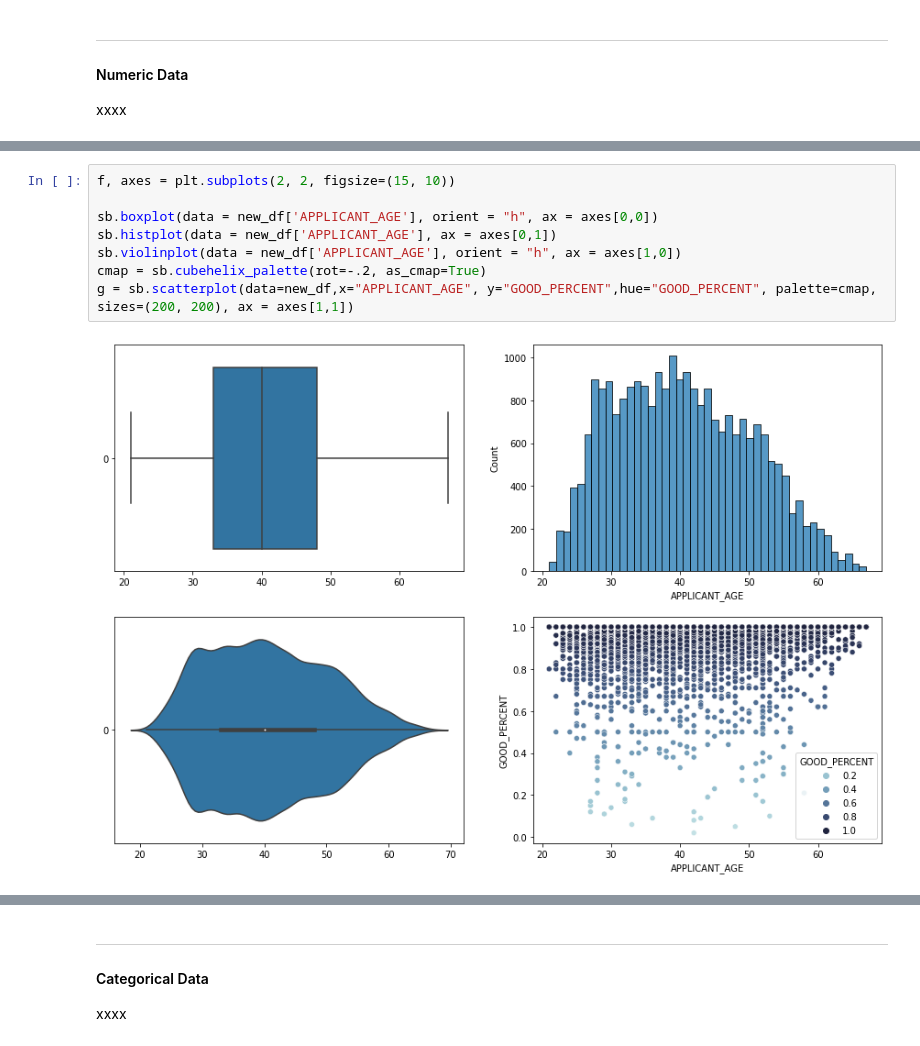
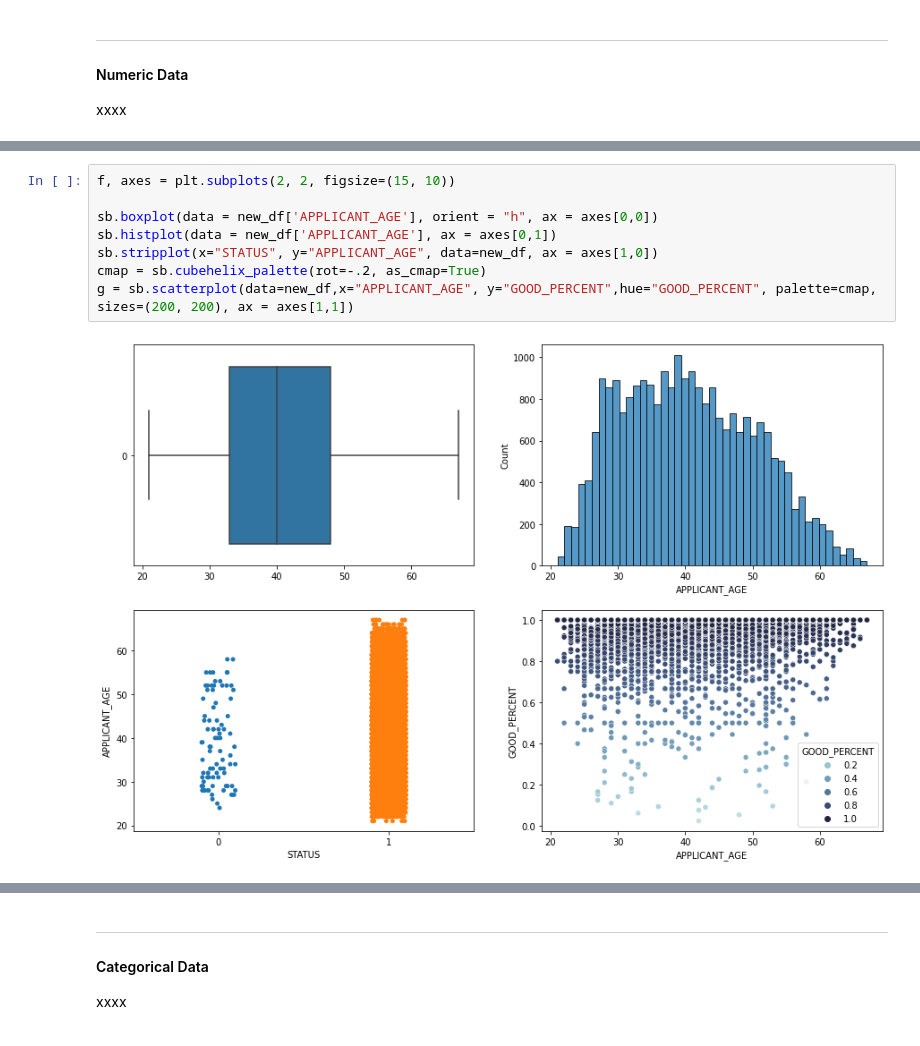
Before and after one commit to SC8-Team-2/SC1015-Mini-Project, a Jupyter notebook: Data Visualization.ipynb, the cells around one changed output, grey strips where cells are left out. Saved outputs shown, nothing was run; the diff lists cells and outputs as text.

```diff
--- a/Data Visualization.ipynb
+++ b/Data Visualization.ipynb
@@ -51,13 +51,13 @@ g = sb.scatterplot(data=new_df,x="AMT_INCOME_TOTAL", y="GOOD_PERCENT",hue="GOOD_
 # %%
 f, axes = plt.subplots(2, 2, figsize=(15, 10))
 
 sb.boxplot(data = new_df['APPLICANT_AGE'], orient = "h", ax = axes[0,0])
 sb.histplot(data = new_df['APPLICANT_AGE'], ax = axes[0,1])
-sb.violinplot(data = new_df['APPLICANT_AGE'], orient = "h", ax = axes[1,0])
+sb.stripplot(x="STATUS", y="APPLICANT_AGE", data=new_df, ax = axes[1,0])
 cmap = sb.cubehelix_palette(rot=-.2, as_cmap=True)
 g = sb.scatterplot(data=new_df,x="APPLICANT_AGE", y="GOOD_PERCENT",hue="GOOD_PERCENT", palette=cmap, sizes=(200, 200), ax = axes[1,1])
 # %% [output]
-[figure, old version]
+[figure, new version]
 # %%
 f, axes = plt.subplots(2, 2, figsize=(15, 10))
 
```
Also changed, not shown: parts of 4 cells of this notebook.
